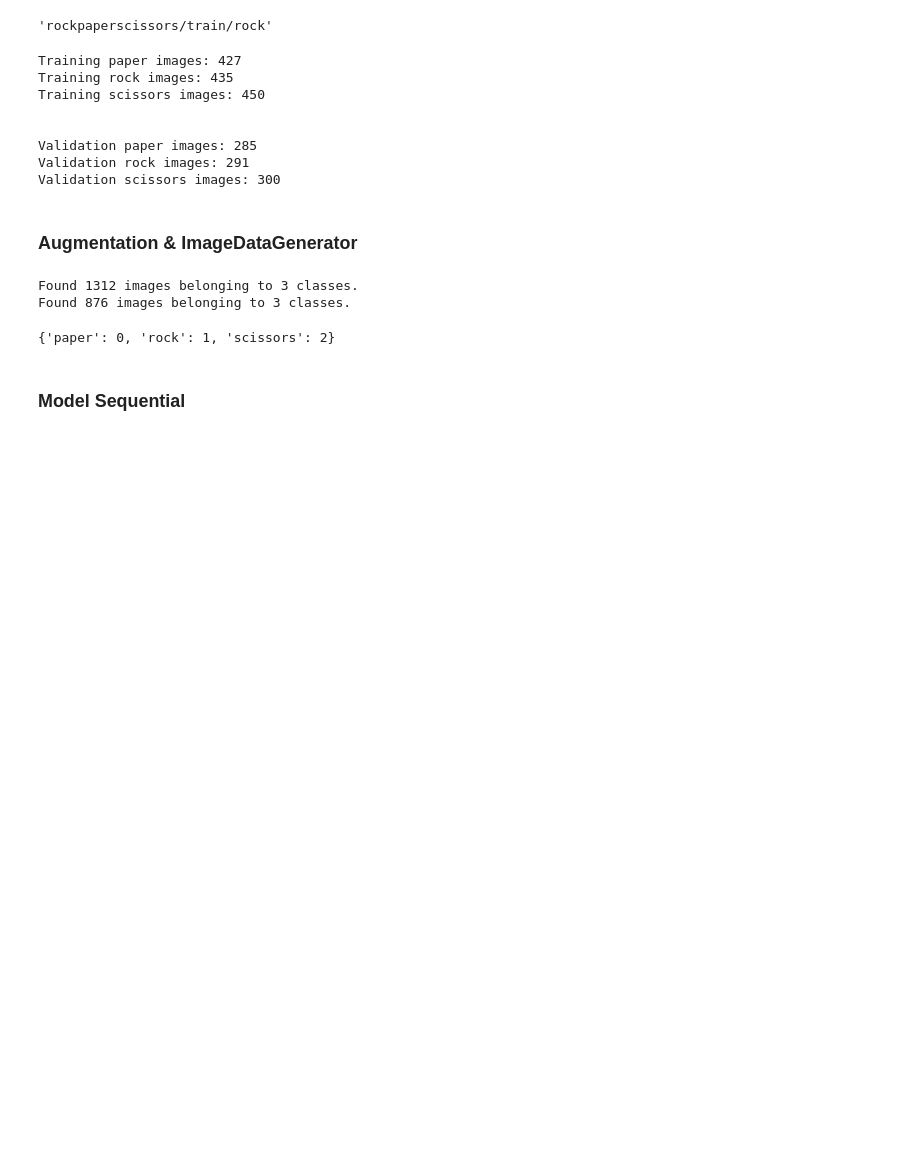
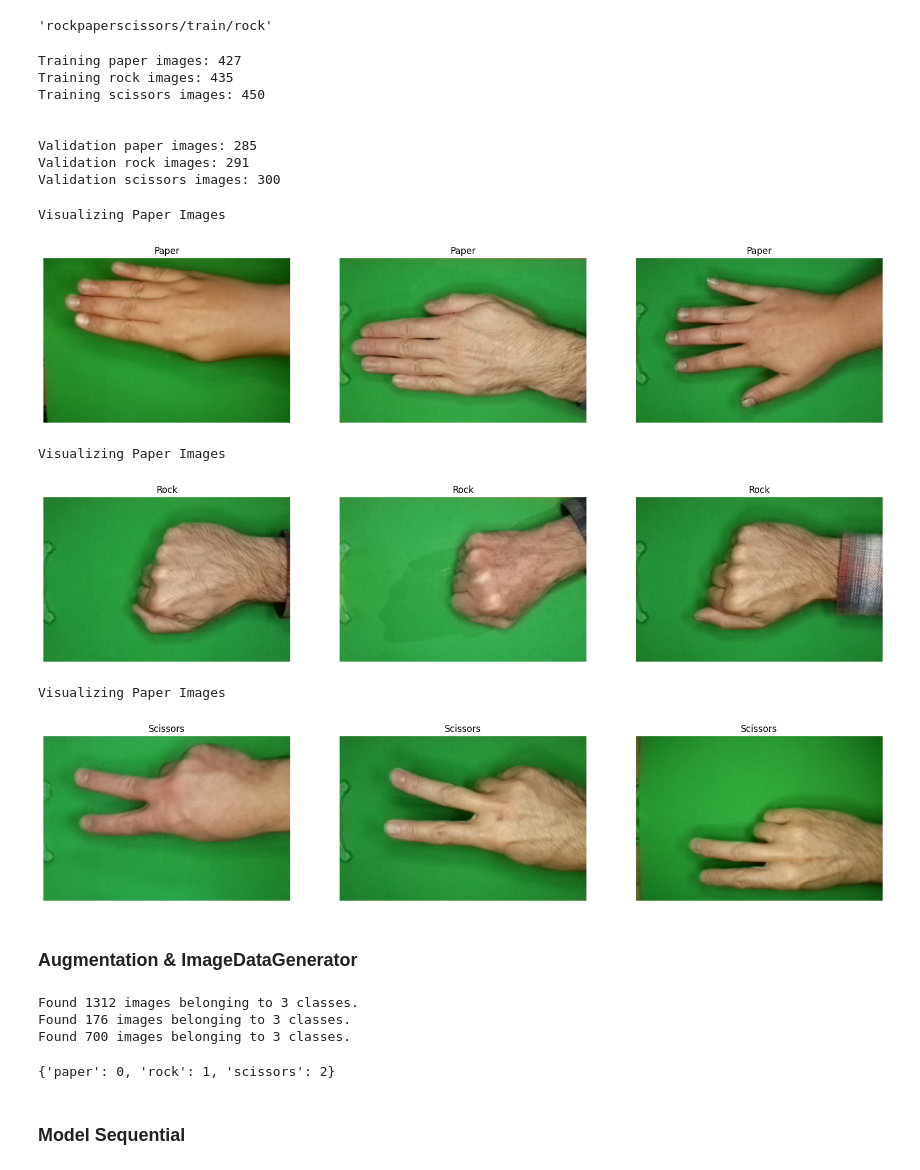
Before and after one commit to HafiizhTH/RockPaperScissors-Classification, a Jupyter notebook: ProyekAkhir_MachineLearning.ipynb, the cells around one changed output. Drawn from its saved outputs; the diff is of its cells as text; code cells hidden in the pictures; blank space fills up the shorter version.

```diff
--- a/ProyekAkhir_MachineLearning.ipynb
+++ b/ProyekAkhir_MachineLearning.ipynb
@@ -196,6 +199,26 @@ Training scissors images: 450
 Validation paper images: 285
 Validation rock images: 291
 Validation scissors images: 300
+# %%
+if [val_paper, val_rock, val_scissors] != None:
+
+    print("Visualizing Paper Images")
+    visualize_images(val_paper, label='Paper')
+
+    print("Visualizing Paper Images")
+    visualize_images(val_rock, label='Rock')
+
+    print("Visualizing Paper Images")
+    visualize_images(val_scissors, label='Scissors')
+else:
+  print("Gambar tidak ditemukan!")
+# %% [output]
+Visualizing Paper Images
+[figure, added]
+Visualizing Paper Images
+[figure, added]
+Visualizing Paper Images
+[figure, added]
 # %% [markdown]
 ### Augmentation & ImageDataGenerator
 # %%
@@ -216,20 +239,40 @@ val_datagen = ImageDataGenerator(
 )
-# %%
-train_gen = train_datagen.flow_from_directory(
-    train_dir,
-    batch_size= 32,
-    class_mode='categorical'
-)
-
-val_gen = val_datagen.flow_from_directory(
-    val_dir,
-    target_size=(256, 256),
-    batch_size = 32,
-    class_mode = 'categorical'
-)
-# %% [output]
-Found 1312 images belonging to 3 classes.
-Found 876 images belonging to 3 classes.
+# %%
+train_gen = train_datagen.flow_from_directory(
+    train_dir,
+    target_size = (150, 150),
+    color_mode = 'rgb',
+    class_mode = 'categorical',
+    batch_size = 32,
+    shuffle = True,
+    seed = 42
+)
+
+val_gen = val_datagen.flow_from_directory(
+    val_dir,
+    target_size = (150, 150),
+    color_mode = 'rgb',
+    class_mode = 'categorical',
+    batch_size = 32,
+    shuffle = True,
+    seed = 42,
+    subset='training'
+)
+
+test_gen = val_datagen.flow_from_directory(
+    val_dir,
+    target_size = (150, 150),
+    color_mode = 'rgb',
+    class_mode = 'categorical',
+    batch_size = 32,
+    shuffle = False,
+    seed = 42,
+    subset='validation'
+)
+# %% [output]
+Found 1312 images belonging to 3 classes.
+Found 176 images belonging to 3 classes.
+Found 700 images belonging to 3 classes.
 # %%
 class_labels = train_gen.class_indices
 print(class_labels)
```
Also changed, not shown: parts of 16 cells of this notebook.
